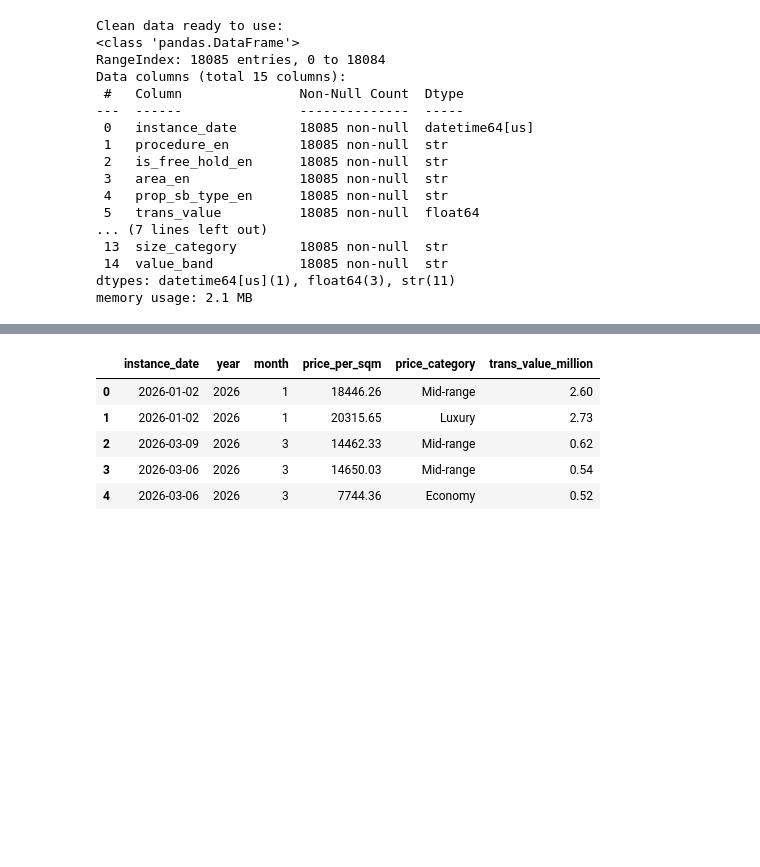
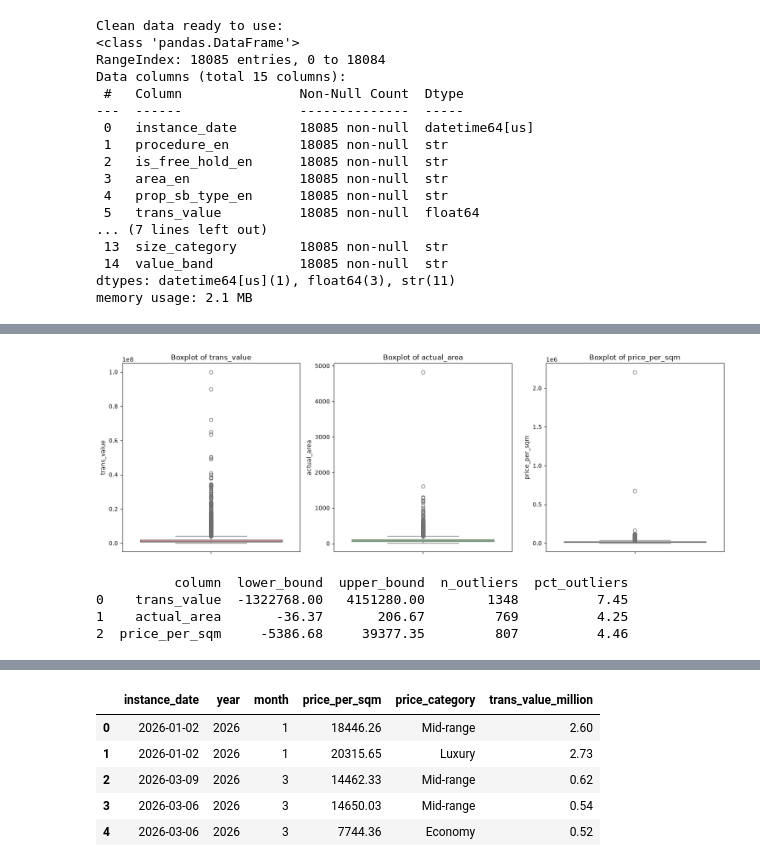
Before and after one commit to afriqil/Dubai-Residential-Property-Market-Analysis, a Jupyter notebook: notebooks/analysis.ipynb, the cells around one changed output, grey strips where cells are left out. Drawn from its saved outputs; the diff is of its cells as text; code cells hidden in the pictures; blank space fills up the shorter version.

```diff
--- a/notebooks/analysis.ipynb
+++ b/notebooks/analysis.ipynb
@@ -146,0 +203,35 @@ Once cleaned, the data is more consistent and ready for feature engineering.
+# %%
+# Boxplots to visually inspect spread and potential outliers
+fig, axes = plt.subplots(1, 3, figsize=(15, 5))
+sns.boxplot(y=df["trans_value"], ax=axes[0], color="lightcoral")
+axes[0].set_title("Boxplot of trans_value")
+sns.boxplot(y=df["actual_area"], ax=axes[1], color="lightgreen")
+axes[1].set_title("Boxplot of actual_area")
+sns.boxplot(y=df["price_per_sqm"], ax=axes[2], color="lightskyblue")
+axes[2].set_title("Boxplot of price_per_sqm")
+plt.tight_layout()
+plt.show()
+# %% [output]
+[figure, added]
+# %%
+# Detect outliers using the IQR method
+def iqr_outlier_summary(data, col):
+    q1, q3 = data[col].quantile(0.25), data[col].quantile(0.75)
+    iqr = q3 - q1
+    low, high = q1 - 1.5 * iqr, q3 + 1.5 * iqr
+    outliers = data[(data[col] < low) | (data[col] > high)]
+    return {
+        "column": col,
+        "lower_bound": round(low, 2),
+        "upper_bound": round(high, 2),
+        "n_outliers": len(outliers),
+        "pct_outliers": round(len(outliers) / len(data) * 100, 2),
+    }
+
+outlier_report = pd.DataFrame([iqr_outlier_summary(df, c) for c in num_cols])
+print(outlier_report)
+# %% [output]
+          column  lower_bound  upper_bound  n_outliers  pct_outliers
+0    trans_value  -1322768.00   4151280.00        1348          7.45
+1    actual_area       -36.37       206.67         769          4.25
+2  price_per_sqm     -5386.68     39377.35         807          4.46
```
Also changed, not shown: parts of 72 cells of this notebook, 3 other files.
